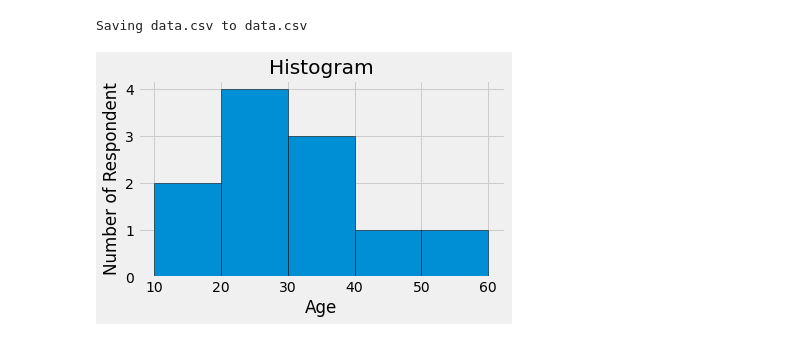
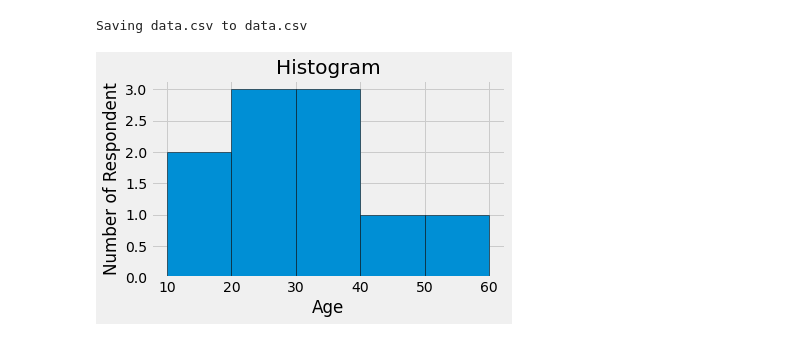
Before and after one commit to DataCrusade1999/Python, a Jupyter notebook: Matplotlib(Colab1).ipynb, the cells around one changed output. Drawn from its saved outputs; the diff is of its cells as text; code cells hidden in the pictures.

```diff
--- a/Matplotlib(Colab1).ipynb
+++ b/Matplotlib(Colab1).ipynb
@@ -51,11 +51,11 @@ df1=pd.read_csv(io.BytesIO(uploaded['data.csv']))
 # %%
-age=[18,19,21,25,26,26,30,32,38,45,55]
+age=[18,19,21,25.26,26,30,32,38,45,55]
 bins=[10,20,30,40,50,60]
 plt.hist(age,bins=bins,edgecolor='black')
 plt.title('Histogram')
 plt.xlabel('Age')
 plt.ylabel('Number of Respondent')
 plt.tight_layout()
 plt.show()
 # %% [output]
-[figure, old version]
+[figure, new version]
```
Also changed, not shown: parts of 2 cells of this notebook.
